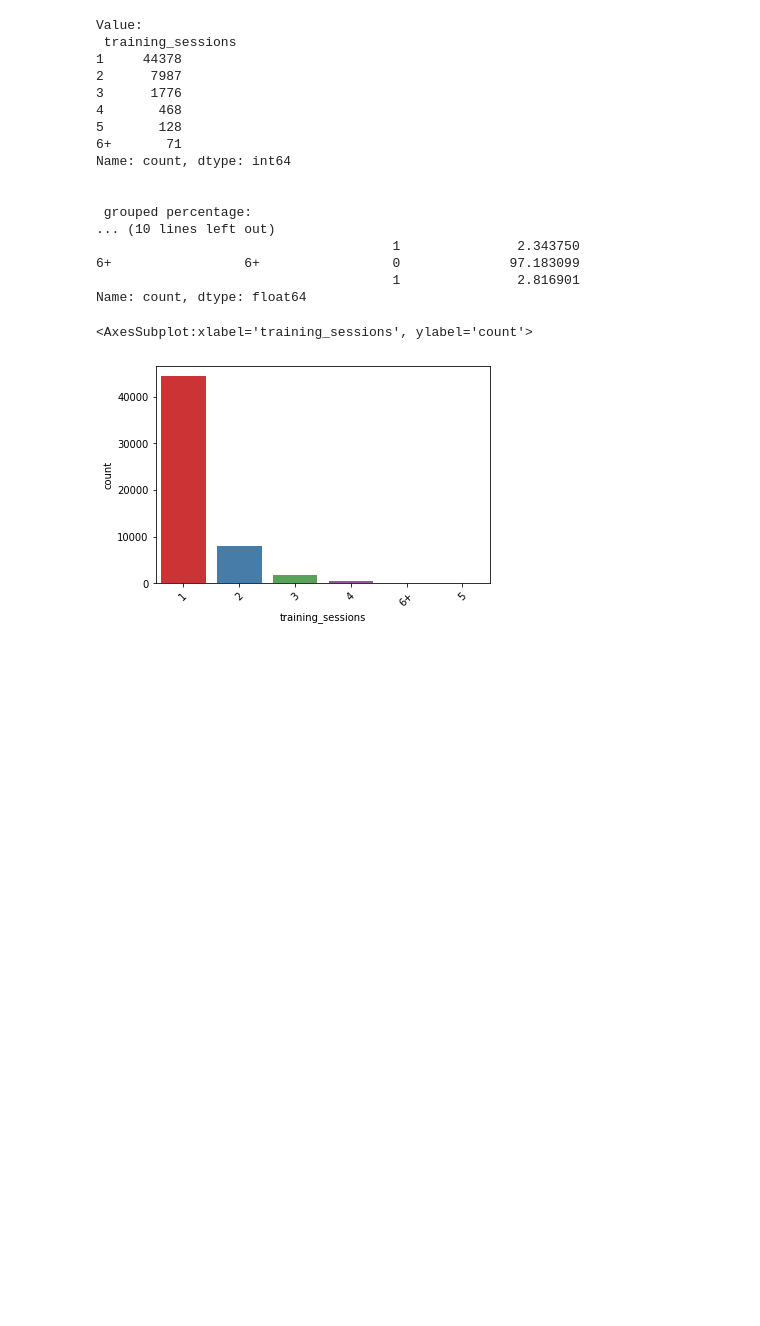
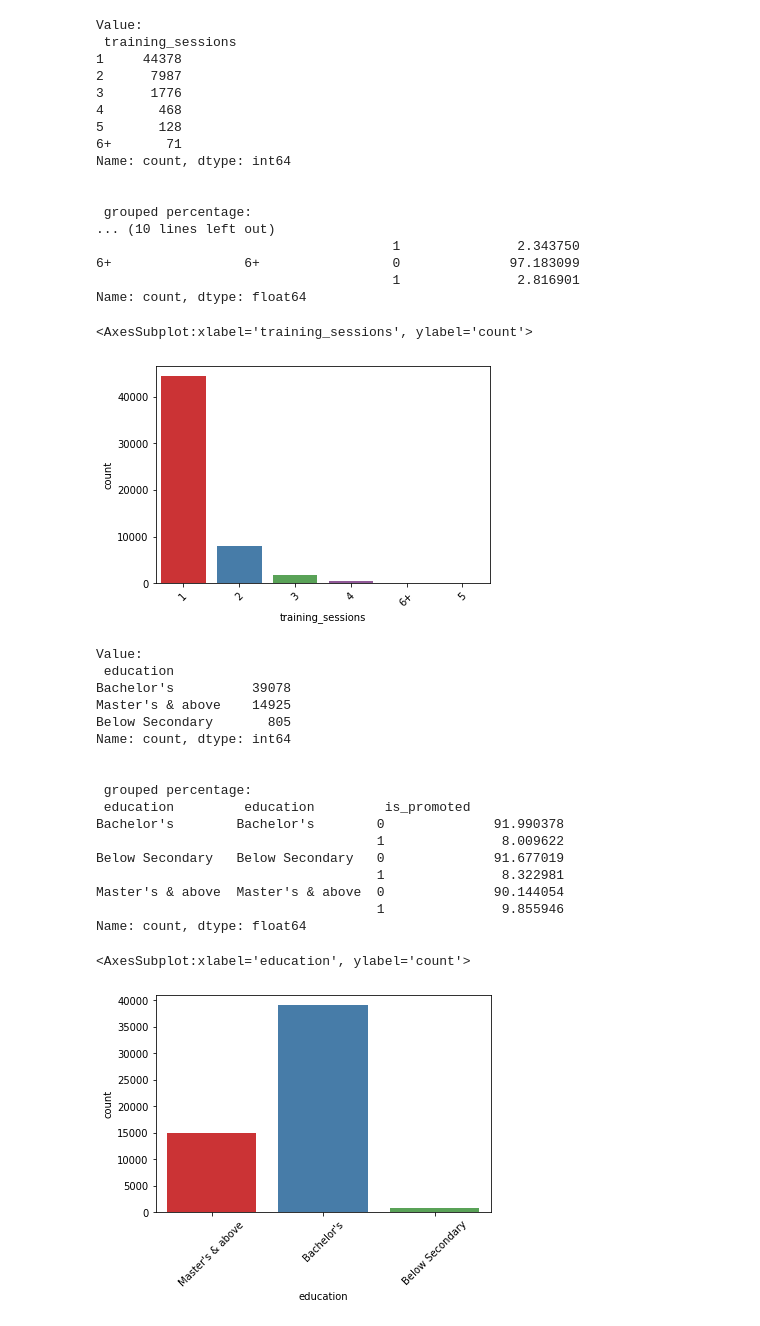
Before and after one commit to BLorenzoF/HR-Classification-XGboost, a Jupyter notebook: Variable Analysis.ipynb, the cells around one changed output. Cells and saved outputs as stored; diff of their text form; code cells hidden in the pictures; blank space fills up the shorter version.

```diff
--- a/Variable Analysis.ipynb
+++ b/Variable Analysis.ipynb
@@ -100,3 +100,27 @@ Name: count, dtype: int64
 Name: count, dtype: float64
 <AxesSubplot:xlabel='training_sessions', ylabel='count'>
 [figure]
+# %%
+#education
+analisis("education",data)
+ploteo("education",data)
+# %% [output]
+Value:
+ education
+Bachelor's          39078
+Master's & above    14925
+Below Secondary       805
+Name: count, dtype: int64
+
+
+ grouped percentage:
+ education         education         is_promoted
+Bachelor's        Bachelor's        0              91.990378
+                                    1               8.009622
+Below Secondary   Below Secondary   0              91.677019
+                                    1               8.322981
+Master's & above  Master's & above  0              90.144054
+                                    1               9.855946
+Name: count, dtype: float64
+<AxesSubplot:xlabel='education', ylabel='count'>
+[figure, added]
```
Also changed, not shown: parts of 6 cells of this notebook, 1 other file.
